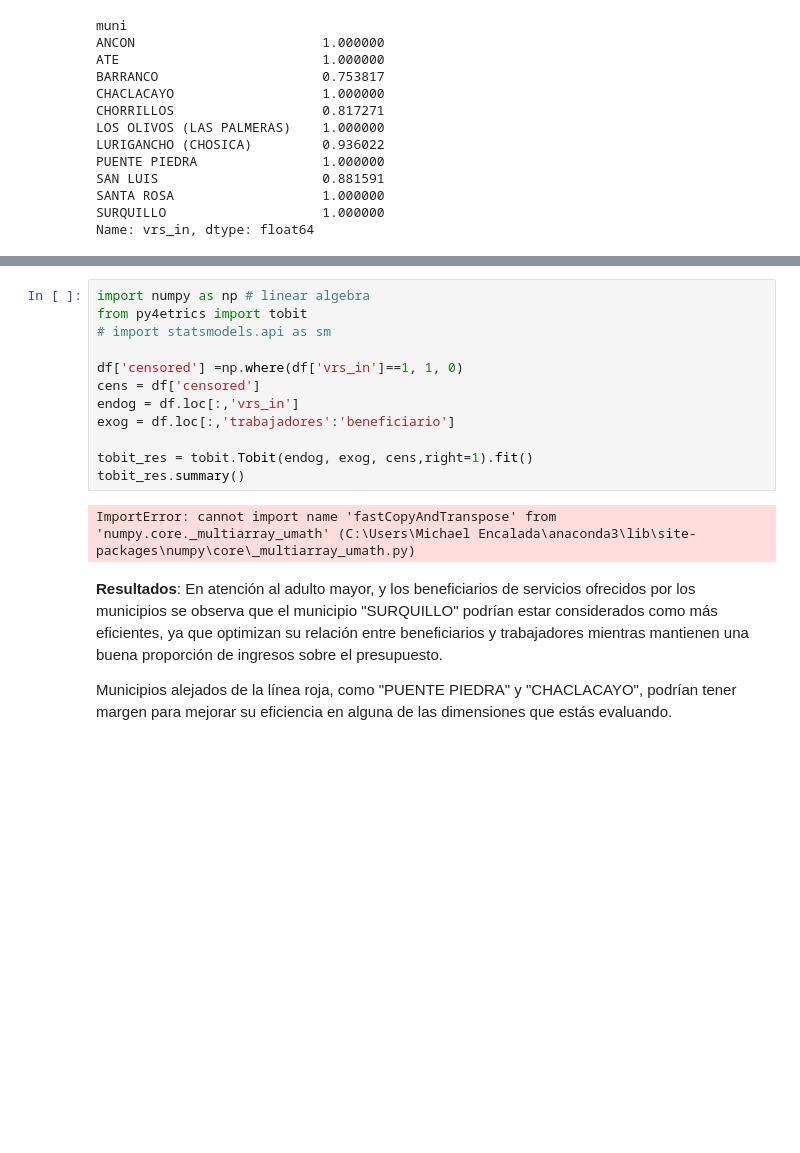
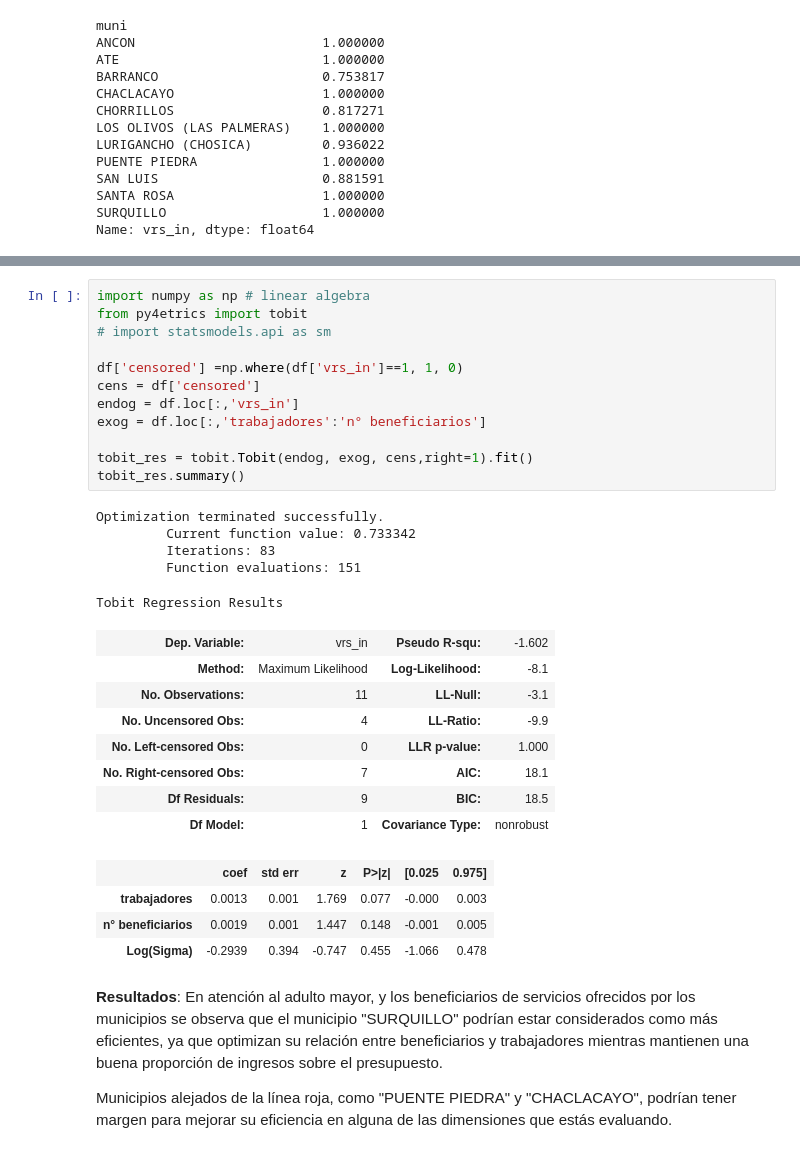
Before and after one commit to MichaelEncalada/week12_optimization, a Jupyter notebook: Ejercicios.ipynb, the cells around one changed output, grey strips where cells are left out. Drawn from its saved outputs; the diff is of its cells as text; blank space fills up the shorter version.

```diff
--- a/Ejercicios.ipynb
+++ b/Ejercicios.ipynb
@@ -456,17 +400,33 @@ Successfully installed py4etrics-0.1.9
 # %%
 import numpy as np # linear algebra
 from py4etrics import tobit
 # import statsmodels.api as sm
 
 df['censored'] =np.where(df['vrs_in']==1, 1, 0)
 cens = df['censored']
 endog = df.loc[:,'vrs_in']
-exog = df.loc[:,'trabajadores':'beneficiario']
+exog = df.loc[:,'trabajadores':'n° beneficiarios']
 
 tobit_res = tobit.Tobit(endog, exog, cens,right=1).fit()
 tobit_res.summary()
 # %% [output]
-ImportError: cannot import name 'fastCopyAndTranspose' from 'numpy.core._multiarray_umath' (C:\Users\Michael Encalada\anaconda3\lib\site-packages\numpy\core\_multiarray_umath.py)
+Optimization terminated successfully.
+         Current function value: 0.733342
+         Iterations: 83
+         Function evaluations: 151
+Tobit Regression Results
+| Dep. Variable: | vrs_in | Pseudo R-squ: | -1.602 |
+| Method: | Maximum Likelihood | Log-Likelihood: | -8.1 |
+| No. Observations: | 11 | LL-Null: | -3.1 |
+| No. Uncensored Obs: | 4 | LL-Ratio: | -9.9 |
+| No. Left-censored Obs: | 0 | LLR p-value: | 1.000 |
+| No. Right-censored Obs: | 7 | AIC: | 18.1 |
+| Df Residuals: | 9 | BIC: | 18.5 |
+| Df Model: | 1 | Covariance Type: | nonrobust |
+|  | coef | std err | z | P>|z| | [0.025 | 0.975] |
+| trabajadores | 0.0013 | 0.001 | 1.769 | 0.077 | -0.000 | 0.003 |
+| n° beneficiarios | 0.0019 | 0.001 | 1.447 | 0.148 | -0.001 | 0.005 |
+| Log(Sigma) | -0.2939 | 0.394 | -0.747 | 0.455 | -1.066 | 0.478 |
 # %% [markdown]
 **Resultados**: En atención al adulto mayor, y los beneficiarios de servicios ofrecidos por los municipios se observa que el municipio "SURQUILLO" podrían estar considerados como más eficientes, ya que optimizan su relación entre beneficiarios y trabajadores mientras mantienen una buena proporción de ingresos sobre el presupuesto.
 
```
Also changed, not shown: parts of 18 cells of this notebook, 1 other file.
